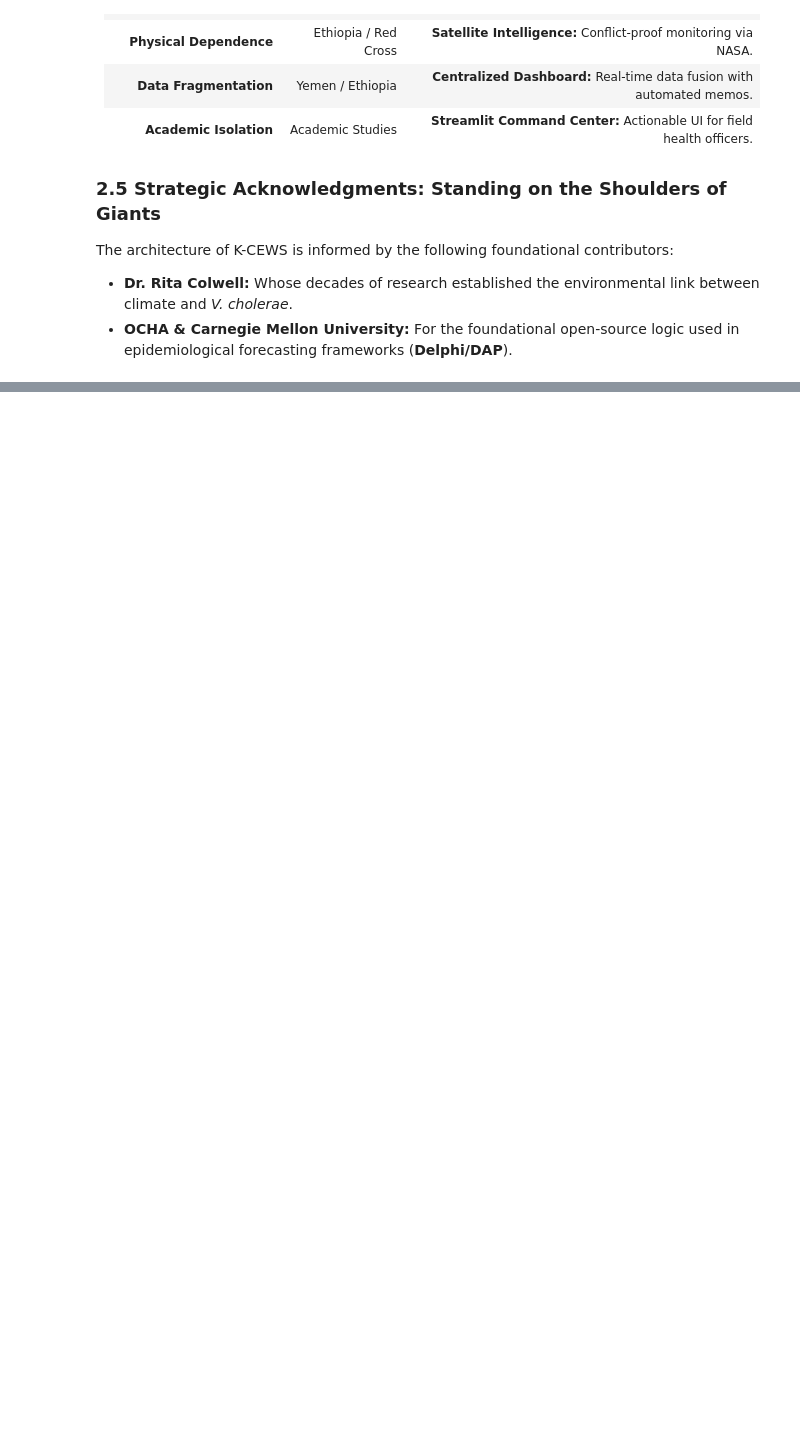
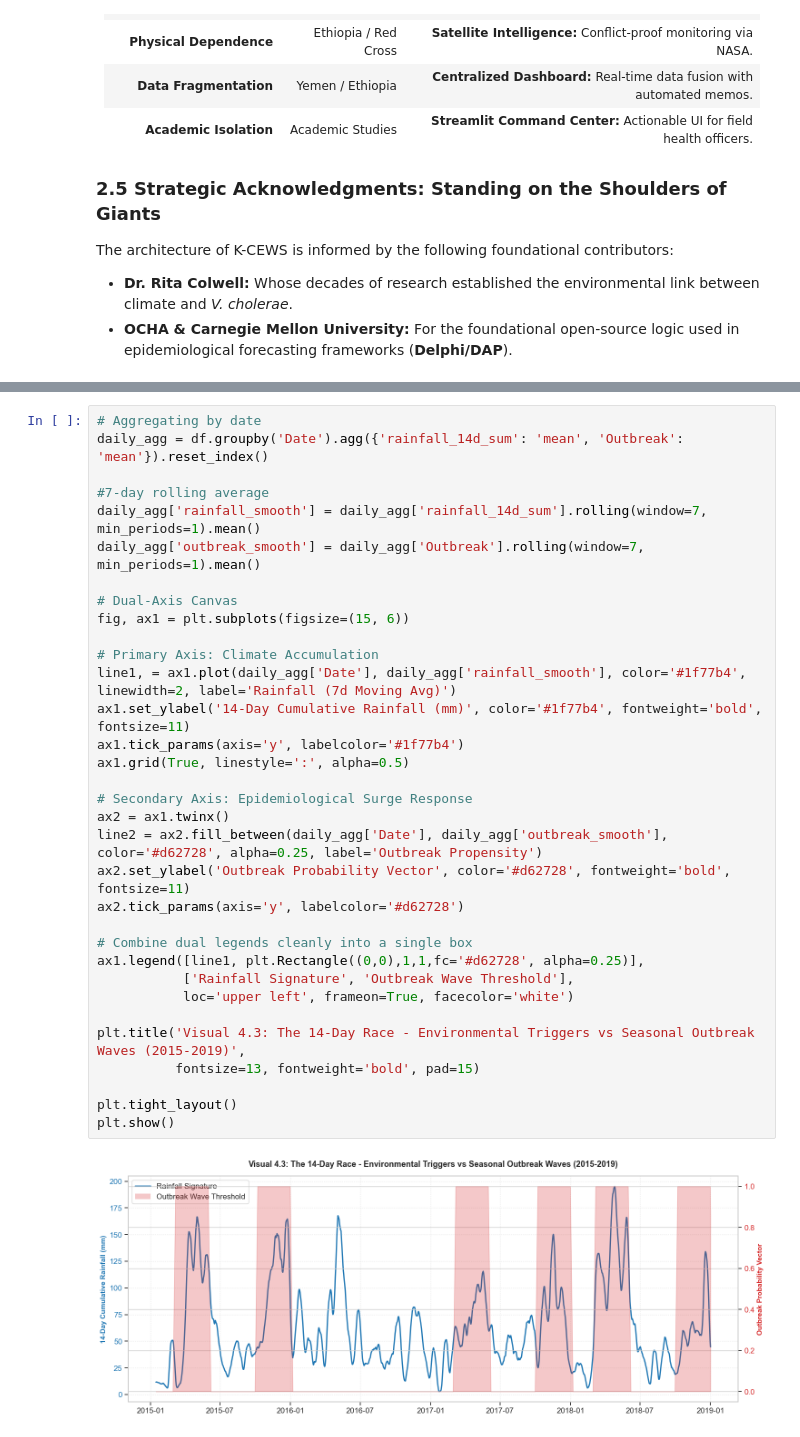
Before and after one commit to abelcholfavour/money_talks_with_Abba, a Jupyter notebook: K-CEWS.ipynb, the cells around one changed output, grey strips where cells are left out. Drawn from its saved outputs; the diff is of its cells as text; blank space fills up the shorter version.

```diff
--- a/K-CEWS.ipynb
+++ b/K-CEWS.ipynb
@@ -826,0 +502,35 @@ The project proves that **Machine Learning**, when calibrated for **Sensitivity
+# %%
+# Aggregating by date
+daily_agg = df.groupby('Date').agg({'rainfall_14d_sum': 'mean', 'Outbreak': 'mean'}).reset_index()
+
+#7-day rolling average
+daily_agg['rainfall_smooth'] = daily_agg['rainfall_14d_sum'].rolling(window=7, min_periods=1).mean()
+daily_agg['outbreak_smooth'] = daily_agg['Outbreak'].rolling(window=7, min_periods=1).mean()
+
+# Dual-Axis Canvas
+fig, ax1 = plt.subplots(figsize=(15, 6))
+
+# Primary Axis: Climate Accumulation
+line1, = ax1.plot(daily_agg['Date'], daily_agg['rainfall_smooth'], color='#1f77b4', linewidth=2, label='Rainfall (7d Moving Avg)')
+ax1.set_ylabel('14-Day Cumulative Rainfall (mm)', color='#1f77b4', fontweight='bold', fontsize=11)
+ax1.tick_params(axis='y', labelcolor='#1f77b4')
+ax1.grid(True, linestyle=':', alpha=0.5)
+
+# Secondary Axis: Epidemiological Surge Response
+ax2 = ax1.twinx()
+line2 = ax2.fill_between(daily_agg['Date'], daily_agg['outbreak_smooth'], color='#d62728', alpha=0.25, label='Outbreak Propensity')
+ax2.set_ylabel('Outbreak Probability Vector', color='#d62728', fontweight='bold', fontsize=11)
+ax2.tick_params(axis='y', labelcolor='#d62728')
+
+# Combine dual legends cleanly into a single box
+ax1.legend([line1, plt.Rectangle((0,0),1,1,fc='#d62728', alpha=0.25)],
+           ['Rainfall Signature', 'Outbreak Wave Threshold'],
+           loc='upper left', frameon=True, facecolor='white')
+
+plt.title('Visual 4.3: The 14-Day Race - Environmental Triggers vs Seasonal Outbreak Waves (2015-2019)',
+          fontsize=13, fontweight='bold', pad=15)
+
+plt.tight_layout()
+plt.show()
+# %% [output]
+[figure, added]
```
Also changed, not shown: parts of 78 cells of this notebook, 22 other files.
